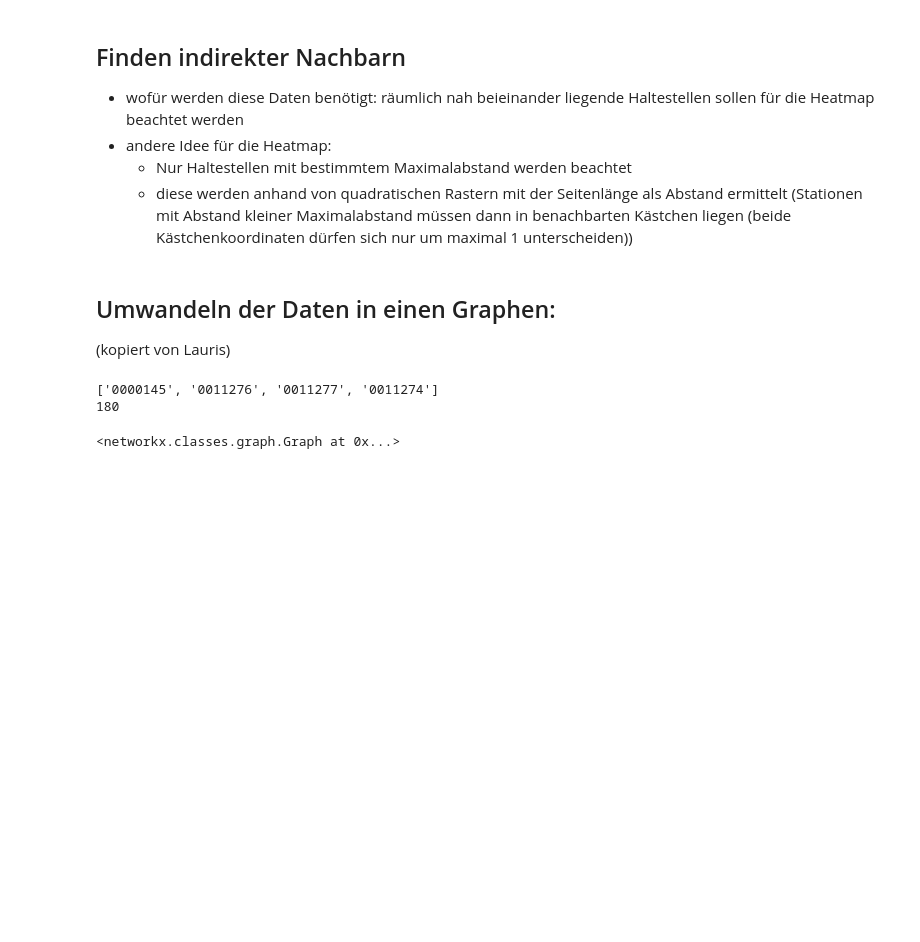
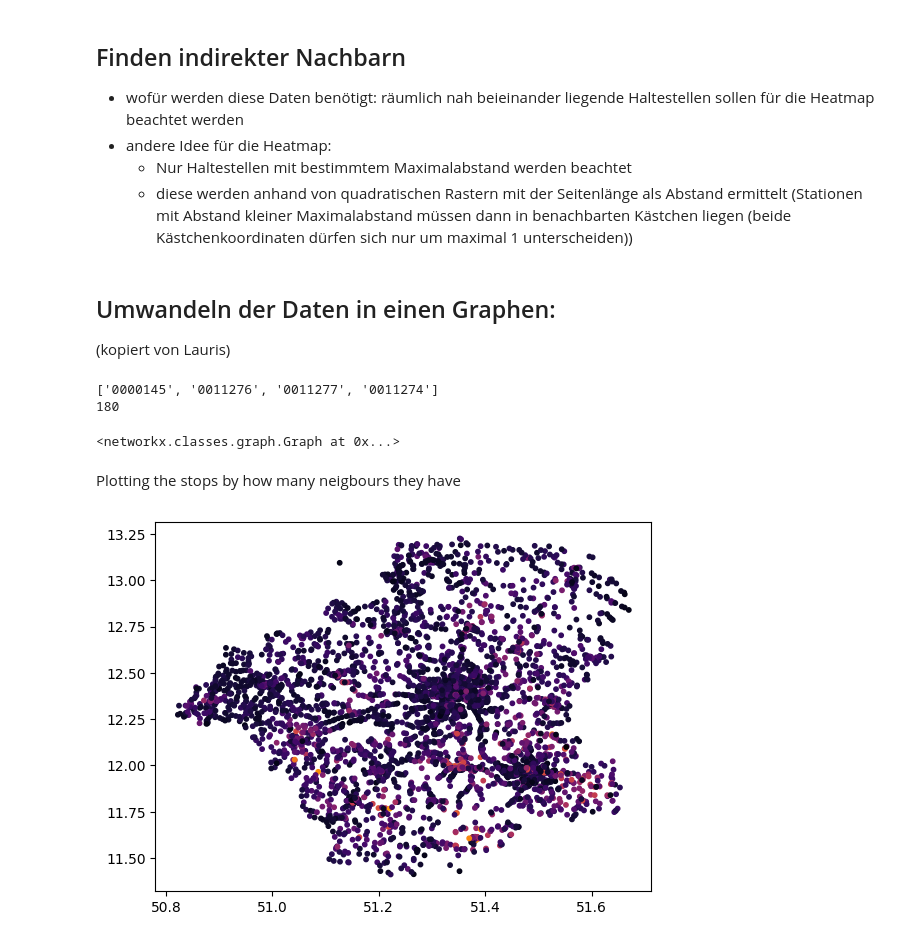
Before and after one commit to lauris-schleussner/Datascience2, a Jupyter notebook: neighbour_extraction.ipynb, the cells around one changed output. Drawn from its saved outputs; the diff is of its cells as text; code cells hidden in the pictures; blank space fills up the shorter version.

```diff
--- a/neighbour_extraction.ipynb
+++ b/neighbour_extraction.ipynb
@@ -188,3 +185,45 @@ load_graph()
 ['0000145', '0011276', '0011277', '0011274']
 180
 <networkx.classes.graph.Graph at 0x...>
+# %% [markdown]
+Plotting the stops by how many neigbours they have
+# %%
+import matplotlib.pyplot as plt
+from utils import load_stops
+import json
+import seaborn as sns
+
+# load stops
+stops = load_stops()
+stop_number = len(stops)
+
+# prepare dictionary so we can just look up coordinates
+all_stops = {}
+for i in range (stop_number + 1):
+    all_stops.setdefault(i, [])
+
+for id, _ , lat, lon in stops:
+    all_stops[id] = [float(lat), float(lon)]
+
+f = open("lvb_auswertung/neighbours_1.json")
+nb = json.load(f)
+
+x = []
+y = []
+w = []
+for key_stop, nb_list in nb.items():
+    w.append(len(nb_list))
+    x1, y1 = all_stops[key_stop]
+    x.append(x1)
+    y.append(y1)
+
+fig, ax = plt.subplots()
+
+cm = plt.cm.get_cmap('inferno')
+
+#plt.xticks([50,52])
+#plt.yticks([12.2,12.6])
+plot = plt.scatter(x,y,c = w, s = 10, cmap = cm, alpha = 1)
+plt.show()
+# %% [output]
+[figure, added]
```
Also changed, not shown: parts of 3 cells of this notebook, 3 other files.
